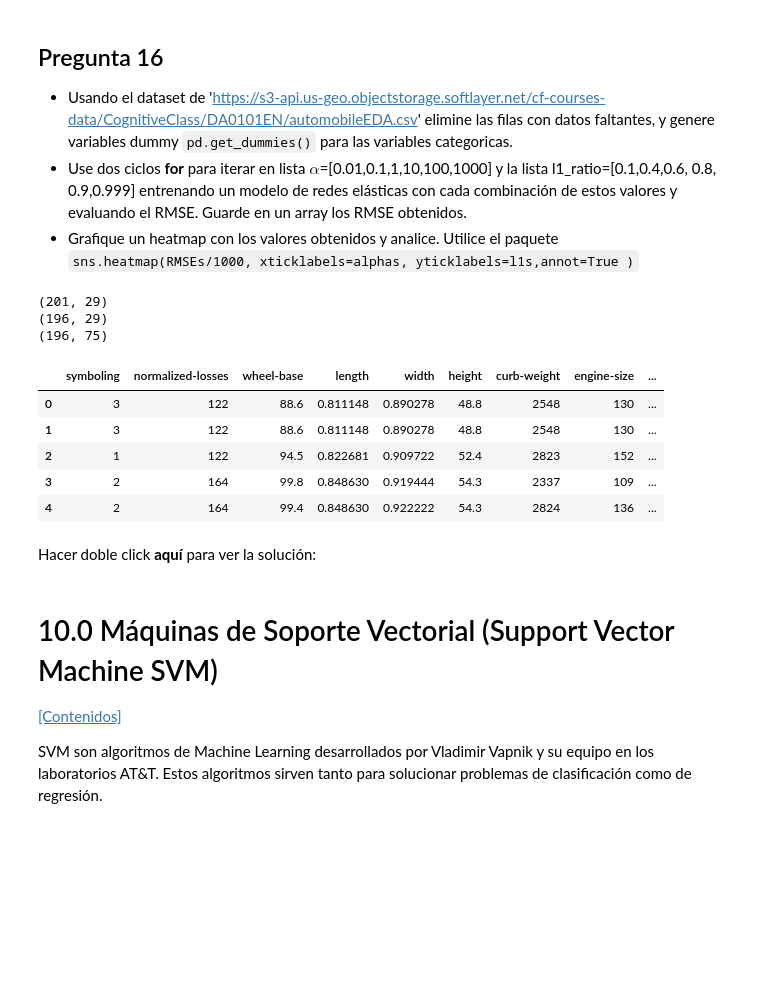
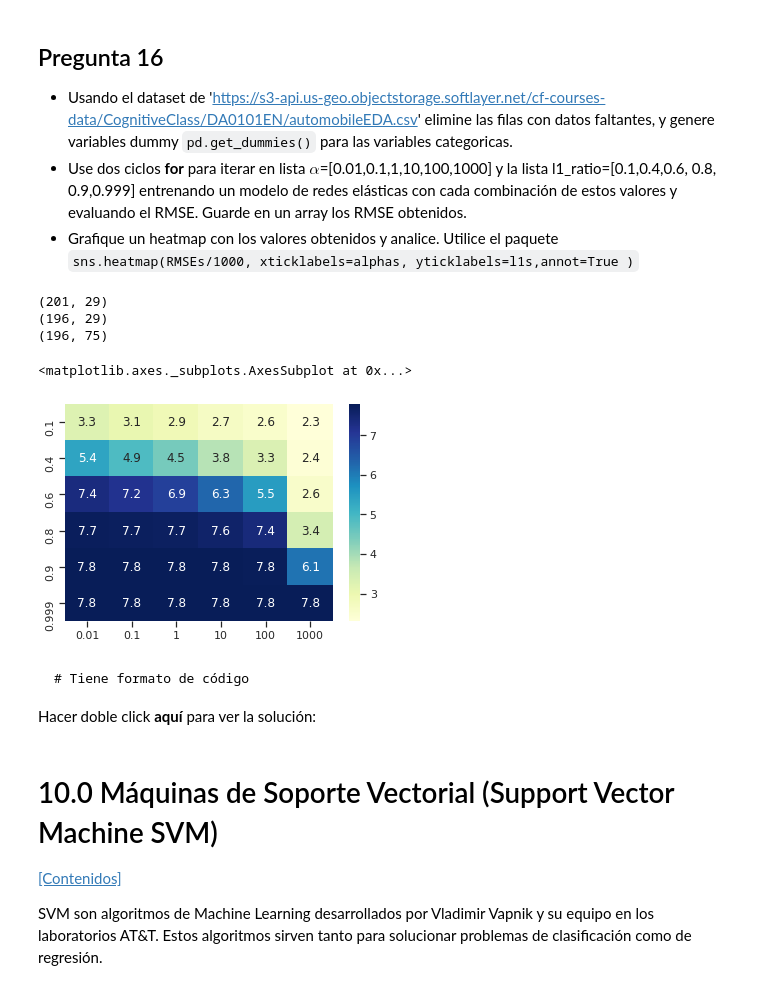
Before and after one commit to lavillegas/pythonfinanzaseafit, a Jupyter notebook: Clase_7_modificada.ipynb, the cells around one changed output. Cells and saved outputs as stored; diff of their text form; code cells hidden in the pictures; blank space fills up the shorter version.

````diff
--- a/Clase_7_modificada.ipynb
+++ b/Clase_7_modificada.ipynb
@@ -1831,43 +1831,59 @@ De nuevo, los hiperparámetros debemos seleccionarlos con una busqueda para dete
 # %%
 #Desarrolle aqui su ejercicio
 import numpy as np
 import pandas as pd
 
 df = pd.read_csv("https://s3-api.us-geo.objectstorage.softlayer.net/cf-courses-data/CognitiveClass/DA0101EN/automobileEDA.csv")
 
 print(df.shape)
 df_sin_na = df.dropna()
 print(df_sin_na.shape)
 df_sna_dm=pd.get_dummies(df_sin_na)
 print(df_sna_dm.shape)
 df_sna_dm.head(5)
 
-alpha =[0.01,0.1,1,10,100,1000]
-l1_ratio=[0.1,0.4,0.6, 0.8, 0.9,0.999]
+X = df_sna_dm.drop('price',axis=1)
+y = df_sna_dm['price']
 
 #Importamos el modelo ElasticNet del paquete sklearn
 from sklearn.model_selection import train_test_split
 from sklearn.linear_model import ElasticNet
 from sklearn import metrics
 
 #seleccionamos los datos de entrenamiento y prueba
 X_train, X_test, y_train, y_test = train_test_split(X,y,test_size=0.2,random_state=3)
 
-#entrenamos el modelo
-elastic = ElasticNet(alpha=0.01,l1_ratio=1,normalize=True)
-elastic.fit(X_train,y_train)
-y_pred = elastic.predict(X_test)
+alphas =[0.01,0.1,1,10,100,1000]
+l1_ratios=[0.1,0.4,0.6, 0.8, 0.9,0.999]
+RMSEs = []
+
+for i in alphas:
+  for j in l1_ratios:
+    elastic = ElasticNet(alpha=i,l1_ratio=j,normalize=True)
+    elastic.fit(X_train,y_train)
+    y_pred = elastic.predict(X_test)
+    RMSE = np.sqrt(metrics.mean_squared_error(y_test, y_pred))
+    RMSEs.append(RMSE)
+
+RMSEs = np.array(RMSEs)
+
+import seaborn as sns
+#pasamos de un arreglo a una matriz para usarlo en el mapa de calor
+RMSEs = RMSEs.reshape(len(alphas),len(l1_ratios))
+sns.heatmap(RMSEs/1000, xticklabels=alphas, yticklabels=l1_ratios,annot=True,cmap="YlGnBu")
 # %% [output]
 (201, 29)
 (196, 29)
 (196, 75)
-|  | symboling | normalized-losses | wheel-base | length | width | height | curb-weight | engine-size | ... |
-| 0 | 3 | 122 | 88.6 | 0.811148 | 0.890278 | 48.8 | 2548 | 130 | ... |
-| 1 | 3 | 122 | 88.6 | 0.811148 | 0.890278 | 48.8 | 2548 | 130 | ... |
-| 2 | 1 | 122 | 94.5 | 0.822681 | 0.909722 | 52.4 | 2823 | 152 | ... |
-| 3 | 2 | 164 | 99.8 | 0.848630 | 0.919444 | 54.3 | 2337 | 109 | ... |
-| 4 | 2 | 164 | 99.4 | 0.848630 | 0.922222 | 54.3 | 2824 | 136 | ... |
+<matplotlib.axes._subplots.AxesSubplot at 0x...>
+[figure, added]
 # %% [markdown]
+
+
+```
+# Tiene formato de código
+```
+
 Hacer doble click **aquí** para ver la solución:
 
 <!-- Respuesta:
````
